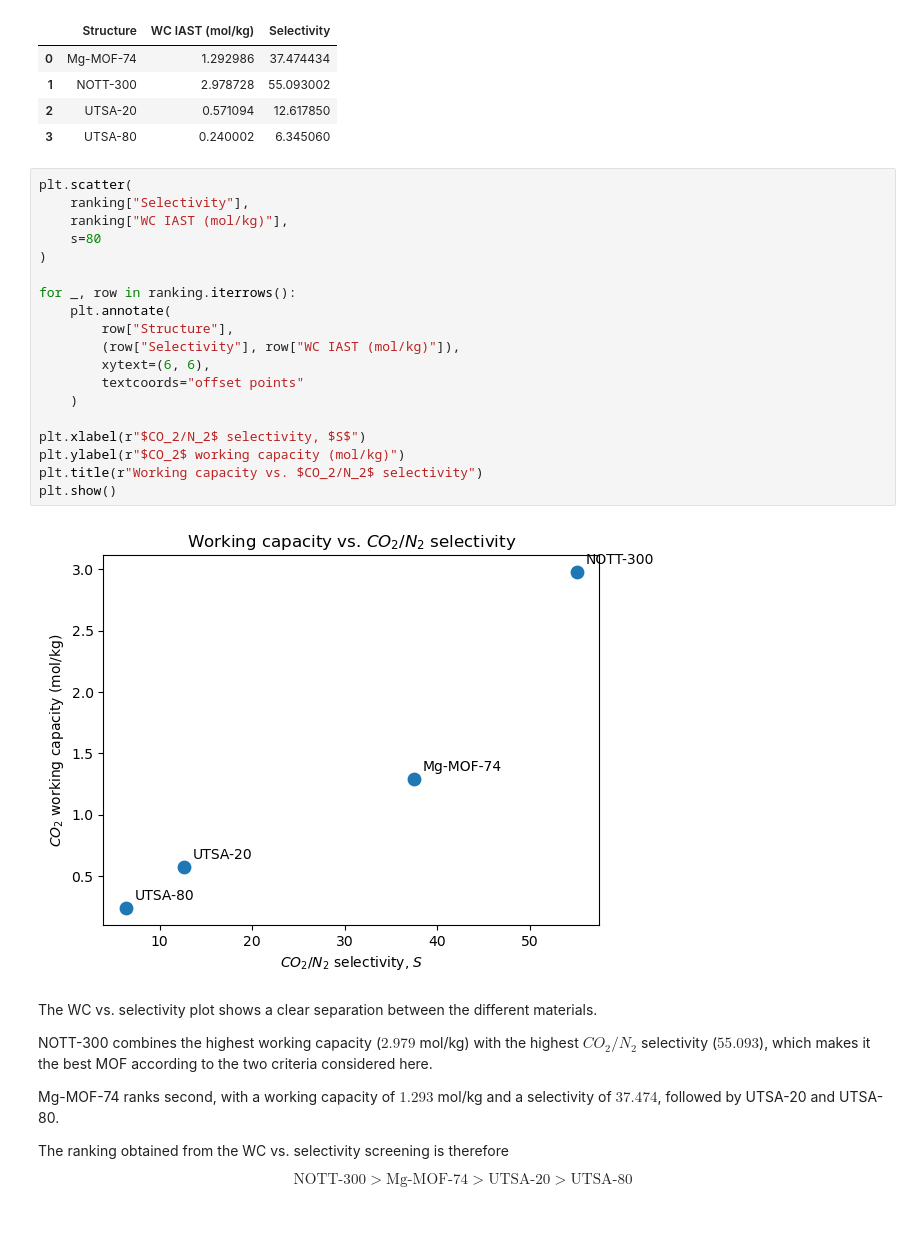
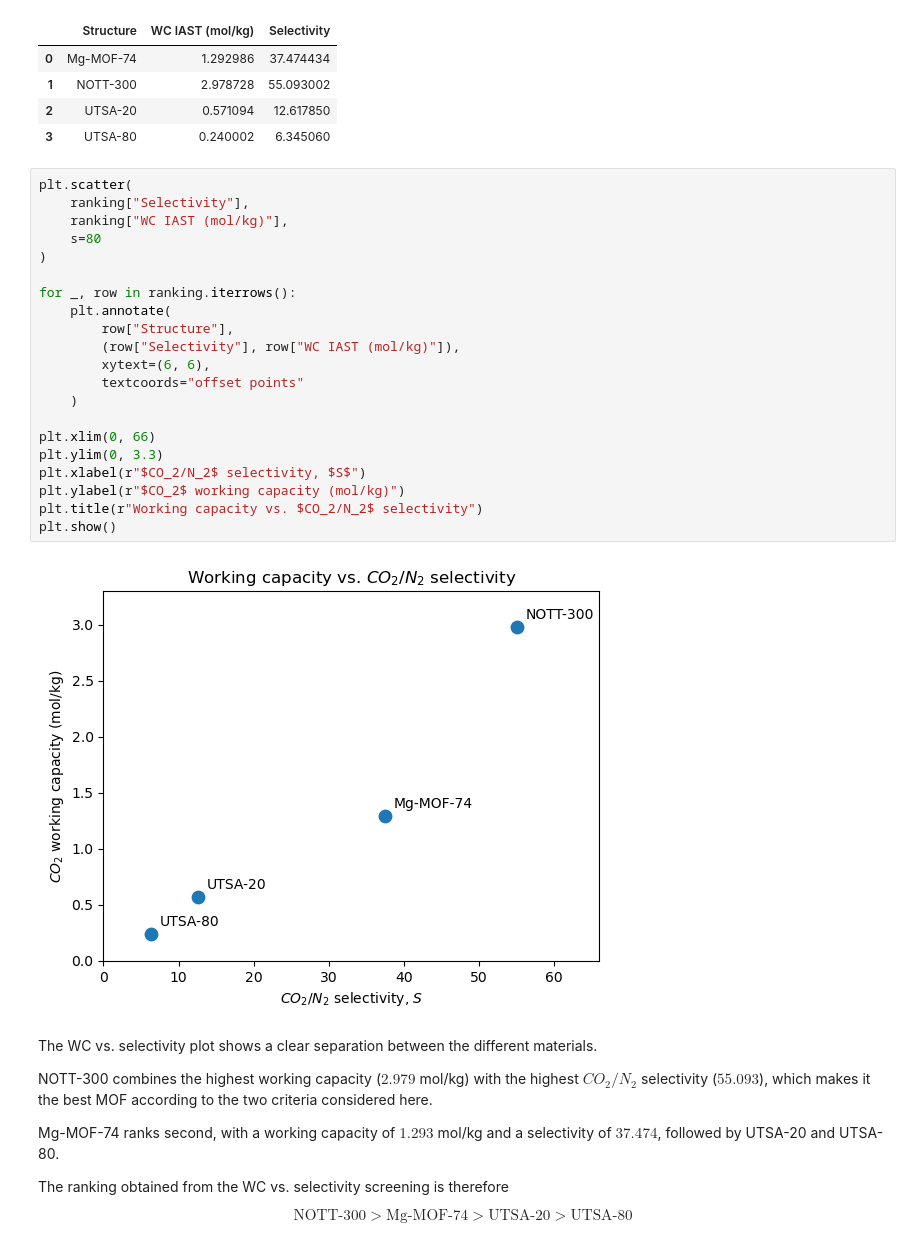
Before and after one commit to taistt/modeling-lab, a Jupyter notebook: GroupL_Block2_project.ipynb, the cells around one changed output. Cells and saved outputs as stored; diff of their text form.

```diff
--- a/GroupL_Block2_project.ipynb
+++ b/GroupL_Block2_project.ipynb
@@ -334,24 +320,26 @@ ranking
 # %%
 plt.scatter(
     ranking["Selectivity"],
     ranking["WC IAST (mol/kg)"],
     s=80
 )
 
 for _, row in ranking.iterrows():
     plt.annotate(
         row["Structure"],
         (row["Selectivity"], row["WC IAST (mol/kg)"]),
         xytext=(6, 6),
         textcoords="offset points"
     )
 
+plt.xlim(0, 66)
+plt.ylim(0, 3.3)
 plt.xlabel(r"$CO_2/N_2$ selectivity, $S$")
 plt.ylabel(r"$CO_2$ working capacity (mol/kg)")
 plt.title(r"Working capacity vs. $CO_2/N_2$ selectivity")
 plt.show()
 # %% [output]
-[figure, old version]
+[figure, new version]
 # %% [markdown]
 The WC vs. selectivity plot shows a clear separation between the different materials.
 
```
Also changed, not shown: parts of 9 cells of this notebook.
